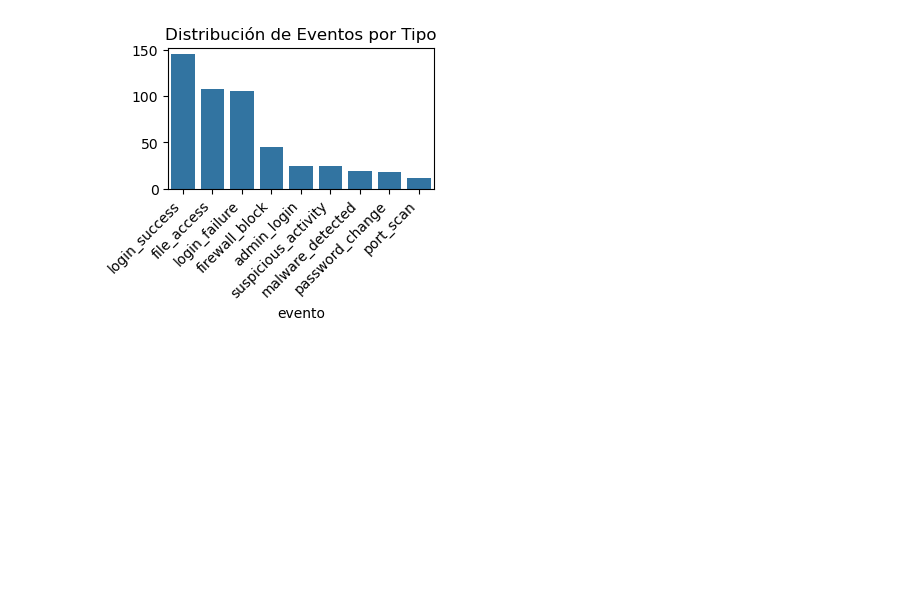
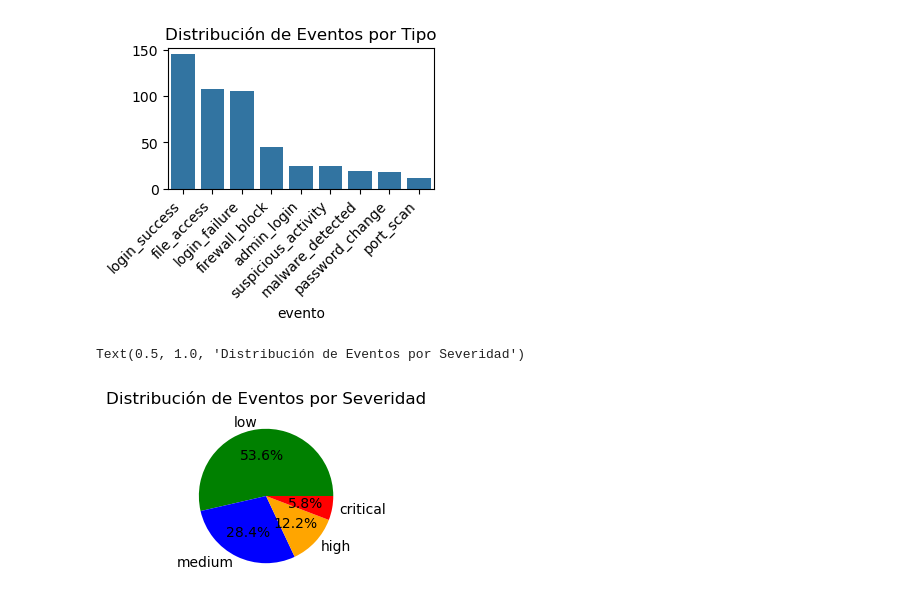
Before and after one commit to Sandriux1/clasefinal0, a Jupyter notebook: ejercicio2.ipynb, the cells around one changed output. Cells and saved outputs as stored; diff of their text form; code cells hidden in the pictures; blank space fills up the shorter version.

```diff
--- a/ejercicio2.ipynb
+++ b/ejercicio2.ipynb
@@ -136,3 +63,14 @@ plt.title('Distribución de Eventos por Tipo')
 plt.tight_layout()
 # %% [output]
 [figure]
+# %%
+# 2. Distribución de eventos por severidad
+plt.subplot(2, 2, 2)
+severidad_count = logs_df['severidad'].value_counts()
+colors = {'low': 'green', 'medium': 'blue', 'high': 'orange', 'critical': 'red'}
+plt.pie(severidad_count, labels=severidad_count.index, autopct='%1.1f%%',
+        colors=[colors[sev] for sev in severidad_count.index])
+plt.title('Distribución de Eventos por Severidad')
+# %% [output]
+Text(0.5, 1.0, 'Distribución de Eventos por Severidad')
+[figure, added]
```
Also changed, not shown: parts of 7 cells of this notebook, 4 other files.
